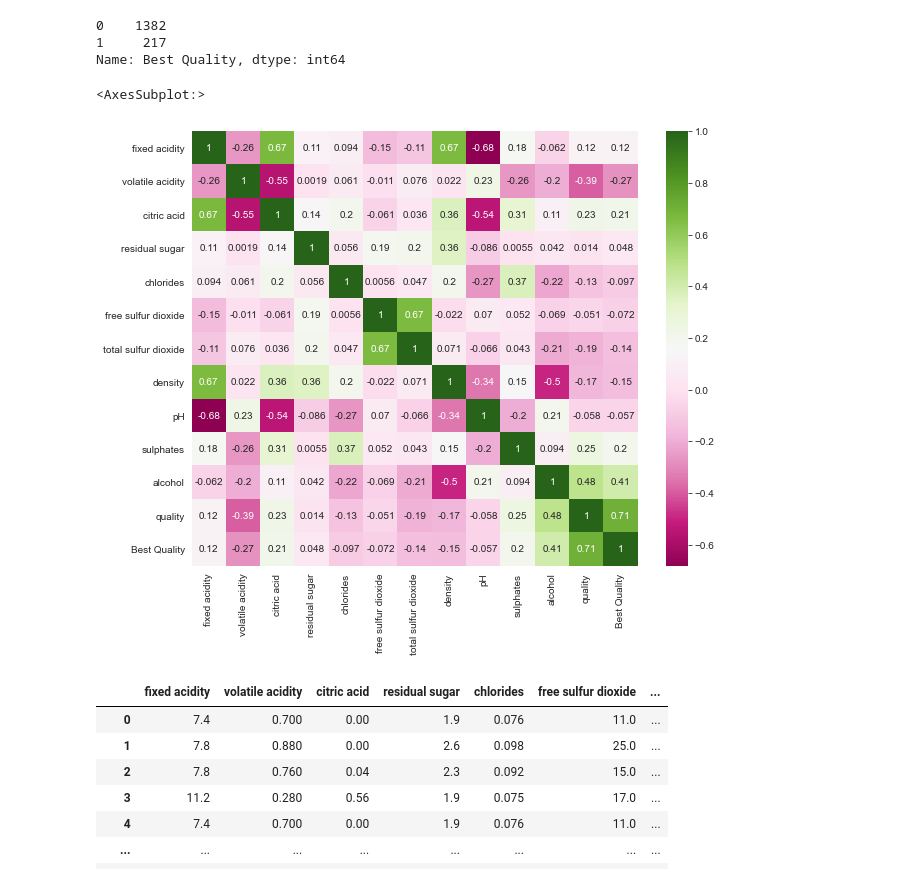
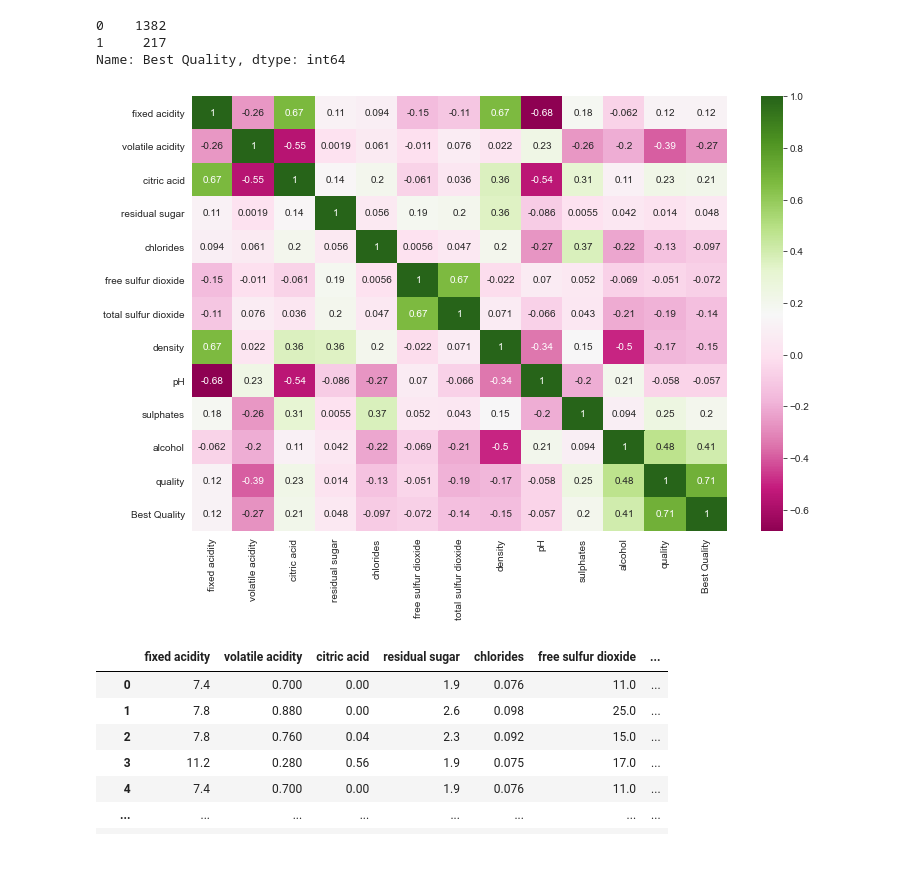
Before and after one commit to Sharan-121/WineQualityPrediction, a Jupyter notebook: Wine Quality Prediction.ipynb, the cells around one changed output. Drawn from its saved outputs; the diff is of its cells as text; code cells hidden in the pictures.

```diff
--- a/Wine Quality Prediction.ipynb
+++ b/Wine Quality Prediction.ipynb
@@ -150,11 +150,10 @@ copy_df["Best Quality"].value_counts()
 Name: Best Quality, dtype: int64
 # %%
 ## Correlation Matrix for finding out the relationships between different variables
-fig,ax = plt.subplots(figsize=(10,8))
-sns.heatmap(copy_df.corr(),annot = True,cmap = "PiYG")
+fig,ax = plt.subplots(figsize=(12,8))
+corr_matrix = sns.heatmap(copy_df.corr(),annot = True,cmap = "PiYG")
 # %% [output]
-<AxesSubplot:>
-[figure, old version]
+[figure, new version]
 # %%
 copy_df
 # %% [output]
```
Also changed, not shown: parts of 12 cells of this notebook.
